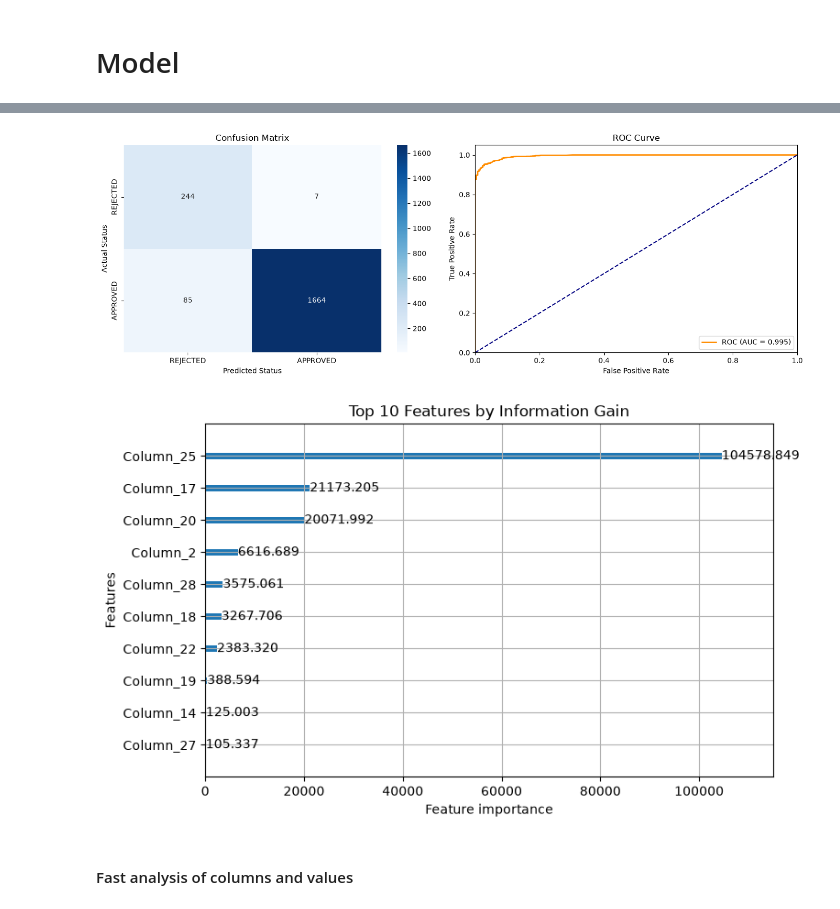
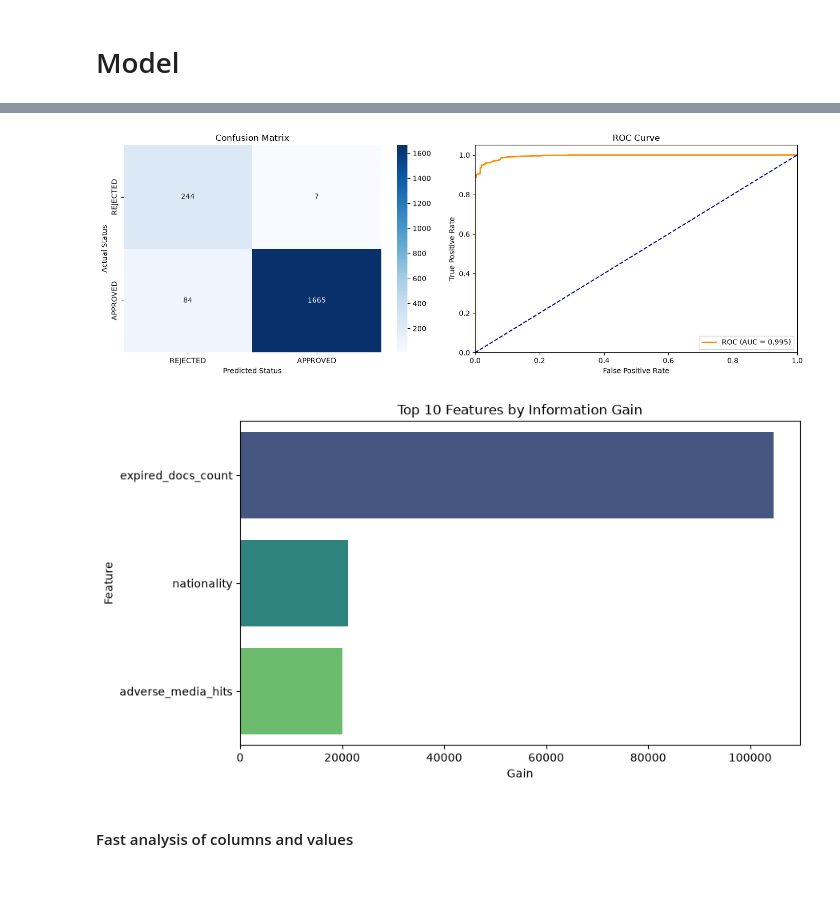
Before and after one commit to Bialkasss/KYC-Client-Onboarding, a Jupyter notebook: data_analysis/analysis.ipynb, the cells around one changed output, grey strips where cells are left out. Drawn from its saved outputs; the diff is of its cells as text; code cells hidden in the pictures; blank space fills up the shorter version.

```diff
--- a/data_analysis/analysis.ipynb
+++ b/data_analysis/analysis.ipynb
@@ -84,8 +93,8 @@ df_analysis["verified_docs_count"] = df_analysis["verified_docs_count"].fillna(0
 df_analysis["expired_docs_count"] = df_analysis["expired_docs_count"].fillna(0).astype(int)
 df_analysis["has_unverified_docs"] = df_analysis["has_unverified_docs"].fillna(1).astype(int)
 
-# Target Variable: 1 = APPROVED (Active), 0 = REJECTED
-df_analysis["is_approved"] = (df_analysis["status"] == "ACTIVE").astype(int)
+# Target Variable: 1 = APPROVED , 0 = REJECTED
+df_analysis["is_approved"] = (df_analysis["status"] == "APPROVED").astype(int)
 # %%
 # ---------------------------------------------------------
 # 4. SELECT CLEAN ML/ANALYTICS FEATURE SET
@@ -320,9 +336,35 @@ axes[1].legend(loc="lower right")
 plt.tight_layout()
 plt.show()
 
-# 3. Native LightGBM Feature Importance
-lgb.plot_importance(clf, max_num_features=10, importance_type="gain", figsize=(8, 5))
+# # 3. Native LightGBM Feature Importance
+# lgb.plot_importance(clf, max_num_features=10, importance_type="gain", figsize=(8, 5))
+# plt.title("Top 10 Features by Information Gain")
+# plt.show()
+
+
+
+# 1. Get raw feature names and clean transformer prefixes
+raw_names = pipeline.named_steps["preprocessor"].get_feature_names_out()
+clean_names = [name.split("__")[-1] for name in raw_names]
+
+# 2. Extract importance values (gain)
+classifier = pipeline.named_steps["classifier"]
+importances = classifier.booster_.feature_importance(importance_type="gain")
+
+# 3. Build DataFrame and select top 10
+importance_df = pd.DataFrame(
+    {"Feature": clean_names, "Gain": importances}
+).sort_values(by="Gain", ascending=False).head(3)
+
+# 4. Plot
+plt.figure(figsize=(9, 5))
+sns.barplot(
+    data=importance_df, x="Gain", y="Feature", hue="Feature", legend=False, palette="viridis"
+)
 plt.title("Top 10 Features by Information Gain")
+plt.xlabel("Gain")
+plt.ylabel("Feature")
+plt.tight_layout()
 plt.show()
 # %% [output]
 === CLASSIFICATION REPORT ===
@@ -340,5 +382,5 @@ Log Loss:      0.1175
 [figure]
-[figure, old version]
+[figure, new version]
 # %% [markdown]
 #### Fast analysis of columns and values
 # %%
```
Also changed, not shown: parts of 9 cells of this notebook, 28 other files.
